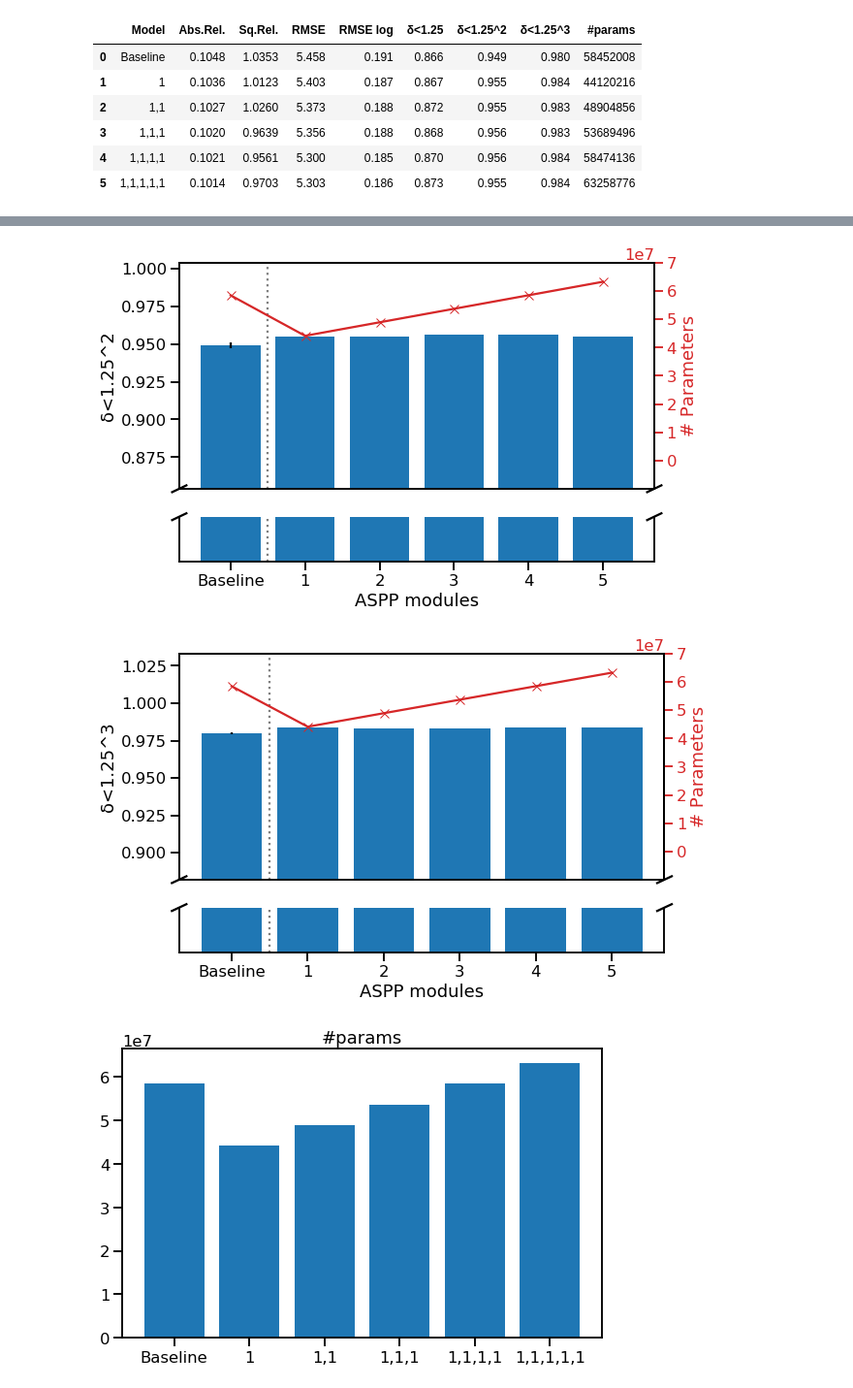
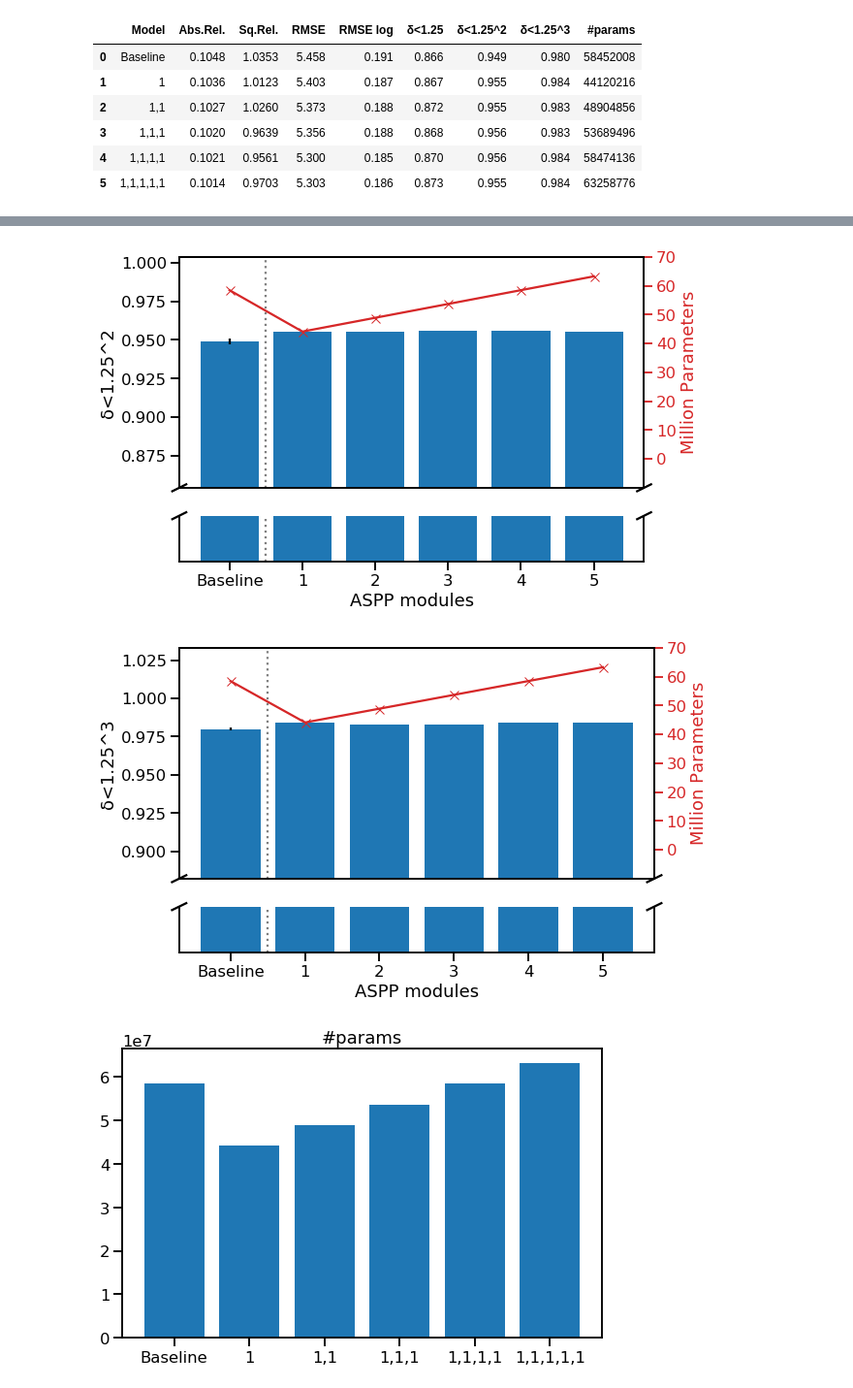
Before and after one commit to braun-steven/atrous-monodepth, a Jupyter notebook: notebooks/Results.ipynb, the cells around one changed output, grey strips where cells are left out. Shown at 97% size. Drawn from its saved outputs; the diff is of its cells as text; code cells hidden in the pictures.

Commit message:
Finish up presentation figures

```diff
--- a/notebooks/Results.ipynb
+++ b/notebooks/Results.ipynb
@@ -250,9 +250,12 @@ for error in ["Abs.Rel.", "Sq.Rel.", "RMSE", "RMSE log", "δ<1.25", "δ<1.25^2",
 
     param_color = 'C3'
     ax1.plot(df2["Model"], df2["#params"], param_color+'x-')
-    ax1.set_ylabel('# Parameters', color=param_color)
+    ax1.set_ylabel('Million Parameters', color=param_color)
     ax1.set_ylim((-10e6, 70e6))
     ax1.set_yticks(np.arange(0, 71e6, 10e6), )
+    ax1.set_yticklabels(np.arange(0, 71, 10))
+    ax.yaxis.major.formatter._useMathText = False
+
     ax1.tick_params('y', colors=param_color)
     f.tight_layout()
     plt.savefig("../data/plots/experiment2_{}.pdf".format(error.replace(".", "")))
@@ -270,3 +273,3 @@ Text(0.5, 1.0, '#params')
-[figure, old version]
+[figure, new version]
-[figure, old version]
+[figure, new version]
 [figure]
```
Also changed, not shown: parts of 1 cell of this notebook.
